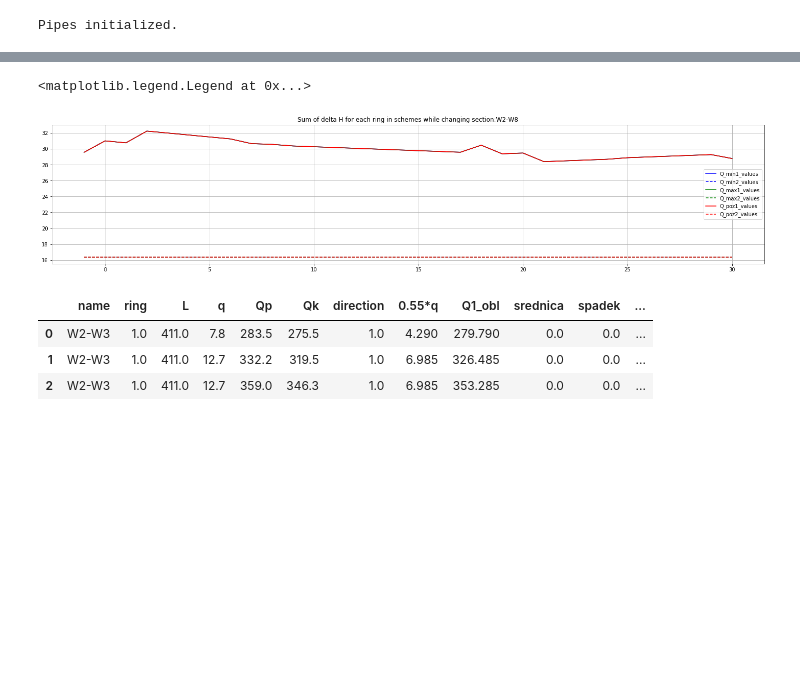
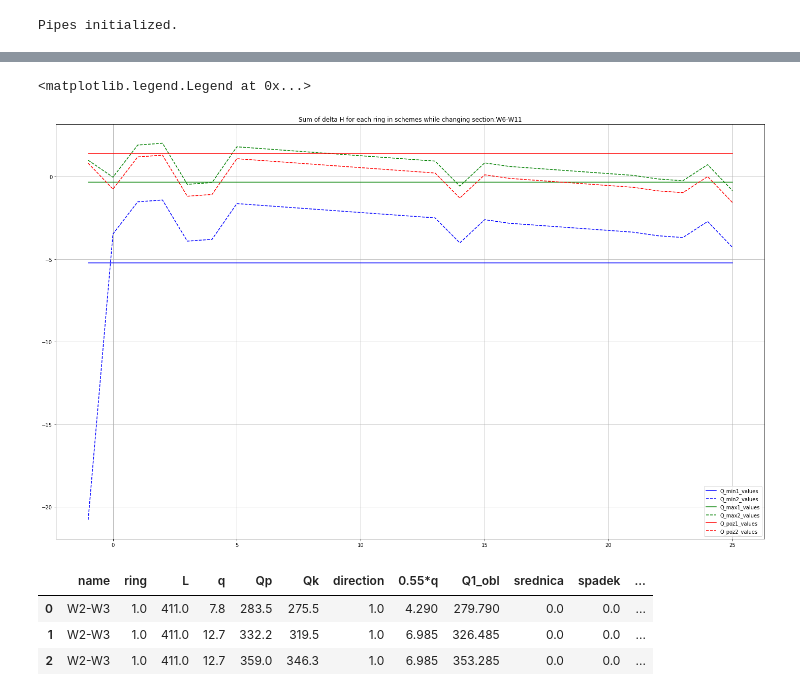
Before and after one commit to koraldek/Waterworks, a Jupyter notebook: Wodociagi.ipynb, the cells around one changed output, grey strips where cells are left out. Saved outputs shown, nothing was run; the diff lists cells and outputs as text; code cells hidden in the pictures; blank space fills up the shorter version.

```diff
--- a/Wodociagi.ipynb
+++ b/Wodociagi.ipynb
@@ -165,4 +145,6 @@ def getAdjacentDiametersToSection(_pipes, _section_name):
     if 0 in adjacent_diameters:
         adjacent_diameters.remove(0)
 
-    return adjacent_diameters
+    result = adjacent_diameters.sort()
+
+    return result
@@ -169,18 +157,10 @@ def getAdjacentDiametersToSection(_pipes, _section_name):
 # %%
-def applyDiameterEntryToSection(_pipes, _section_name,_diameter_entry):
-    for pipi in _pipes:
-        section_row_index = pipi[ pipi.name == _section_name].index
-        pipi.at[section_row_index,'srednica'] =  _diameter_entry.srednica
-        pipi.at[section_row_index,'spadek'] =  _diameter_entry.spadek
-        pipi.at[section_row_index,'v'] =  _diameter_entry.v
-        pipi.at[section_row_index,'dH'] = (pipi['L'][section_row_index] * pipi['spadek'][section_row_index])/1000
-
 def calculateSchemeResults(_pipes):
     ''' Calculate sum of dH and returns:
      dataFrame: columns = ['scheme', 'ring', 'sum_dH'] and quadratic error of all three values
      where reference value equals 0.'''
     quadratic_error_reference_point = 0
-    results = pd.DataFrame(columns = ['scheme', 'ring', 'sum_dH'])
+    results = pd.DataFrame(columns = ['scheme', 'ring', 'sum_dH'], dtype=float)
     i = 0
 
     for j in range(0,3):
@@ -325,7 +409,7 @@ Pipes initialized.
 # %%
 lookup_v_max_value = 2
 diameter_threshold_sections = 2
-section_name = 'W2-W8' # 'W6-W11' - dobry przyklad ze srednicami
+section_name = 'W6-W11' # 'W6-W11' - dobry przyklad ze srednicami
 
 curr_section = getSection(pipes, section_name)
 curr_section
@@ -376,0 +430,26 @@ Q_obl_mean_value: 335.57666666666665
+# %%
+Q_obl_mean_value = np.abs(curr_section.Q1_obl).mean()
+print('Q_obl_mean_value:',Q_obl_mean_value)
+lookup_Q_value = 560
+#lookup_Q_value = Q_obl_mean_value
+Q_threshold_value = 290
+
+
+#lookup_diameter_values = [350]
+lookup_diameter_values = available_diameters_for_section
+
+DE_for_section = getDiameterEntriesForQ(tables_df, lookup_v_max_value, diameter_threshold_sections, lookup_Q_value, Q_threshold_value, lookup_diameter_values)
+DE_for_section
+# -280 min / -68 max / -49 poz
+
+# 400 500 600
+
+#DE_for_MIN = getDiameterEntriesForQ(tables_df, lookup_v_max_value, diameter_threshold_sections, curr_section.Q1_obl[MIN_INDEX], Q_threshold_value, lookup_diameter_values)
+#DE_for_MAX = getDiameterEntriesForQ(tables_df, lookup_v_max_value, diameter_threshold_sections, curr_section.Q1_obl[MAX_INDEX], Q_threshold_value, lookup_diameter_values)
+#DE_for_POZ = getDiameterEntriesForQ(tables_df, lookup_v_max_value, diameter_threshold_sections, curr_section.Q1_obl[POZ_INDEX], Q_threshold_value, lookup_diameter_values)
+
+# SORT SOLUTIONS PER AVAILABLE DIAMETER. All 3 schemes must have particular diameter.
+# calculate error for each available diameter
+
+
+DE_for_section
@@ -426,19 +526,19 @@ array([-1,  0,  1,  2,  3,  4,  5,  6,  7,  8,  9, 10, 11, 12, 13, 14, 15,
 # %%
 x_values = np.arange(-1, len(DE_for_section),1)
-plt.figure(figsize=(25,5))
+plt.figure(figsize=(25,15))
 plt.title('Sum of delta H for each ring in schemes while changing section:' + section_name)
 plt.grid()
 plt.plot(x_values, Q_min1_values, label = 'Q_min1_values', color='blue',  linestyle='-')
 plt.plot(x_values, Q_min2_values, label = 'Q_min2_values', color='blue',  linestyle='--')
 plt.plot(x_values, Q_max1_values, label = 'Q_max1_values', color='green', linestyle='-')
 plt.plot(x_values, Q_max2_values, label = 'Q_max2_values', color='green', linestyle='--')
 plt.plot(x_values, Q_poz1_values, label = 'Q_poz1_values', color='red',   linestyle='-')
 plt.plot(x_values, Q_poz2_values, label = 'Q_poz2_values', color='red',   linestyle='--')
 
 plt.legend()
 # %% [output]
 <matplotlib.legend.Legend at 0x...>
-[figure, old version]
+[figure, new version]
 # %%
 ############################ OLD ########################
 # %%
```
Also changed, not shown: parts of 15 cells of this notebook.
